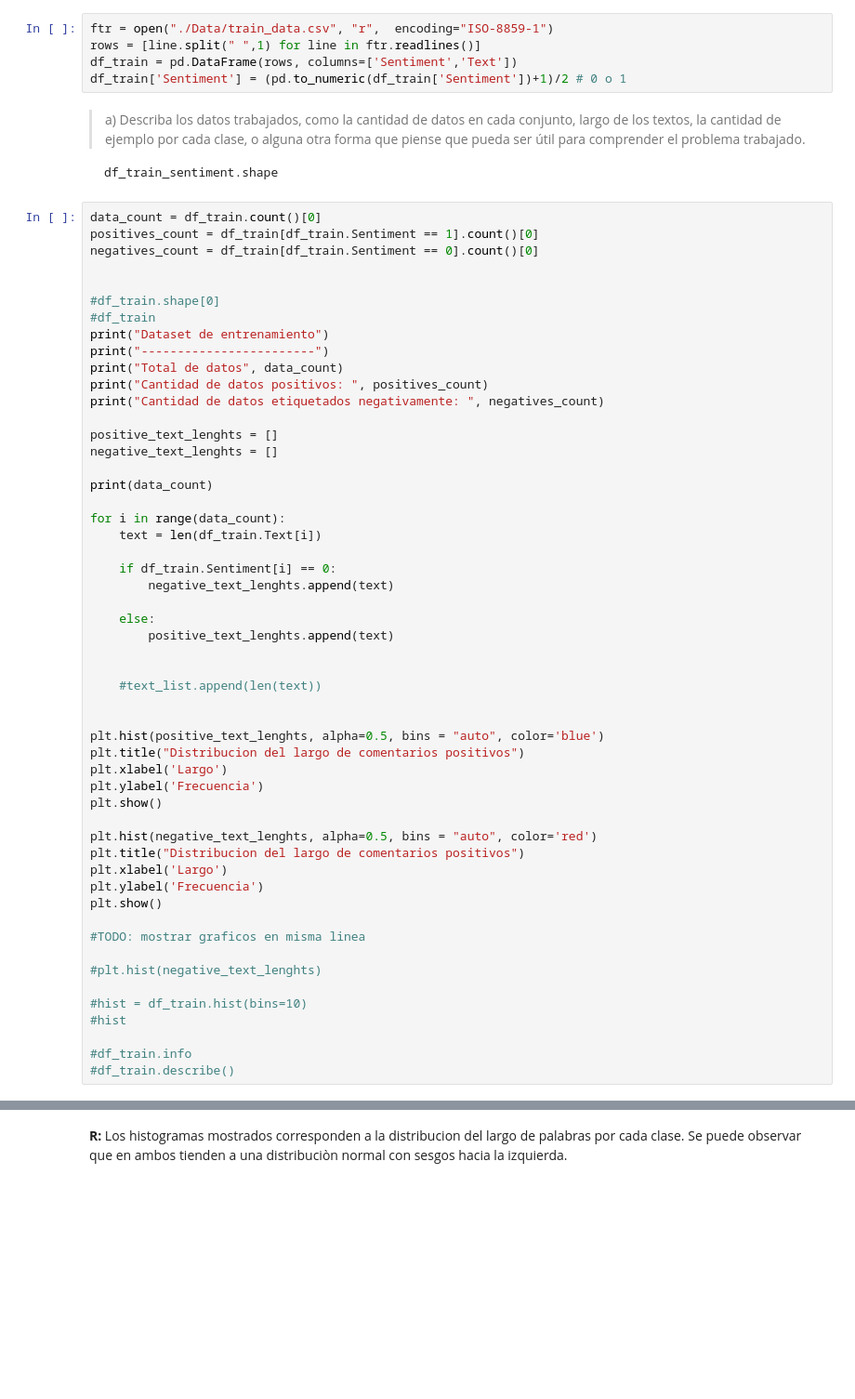
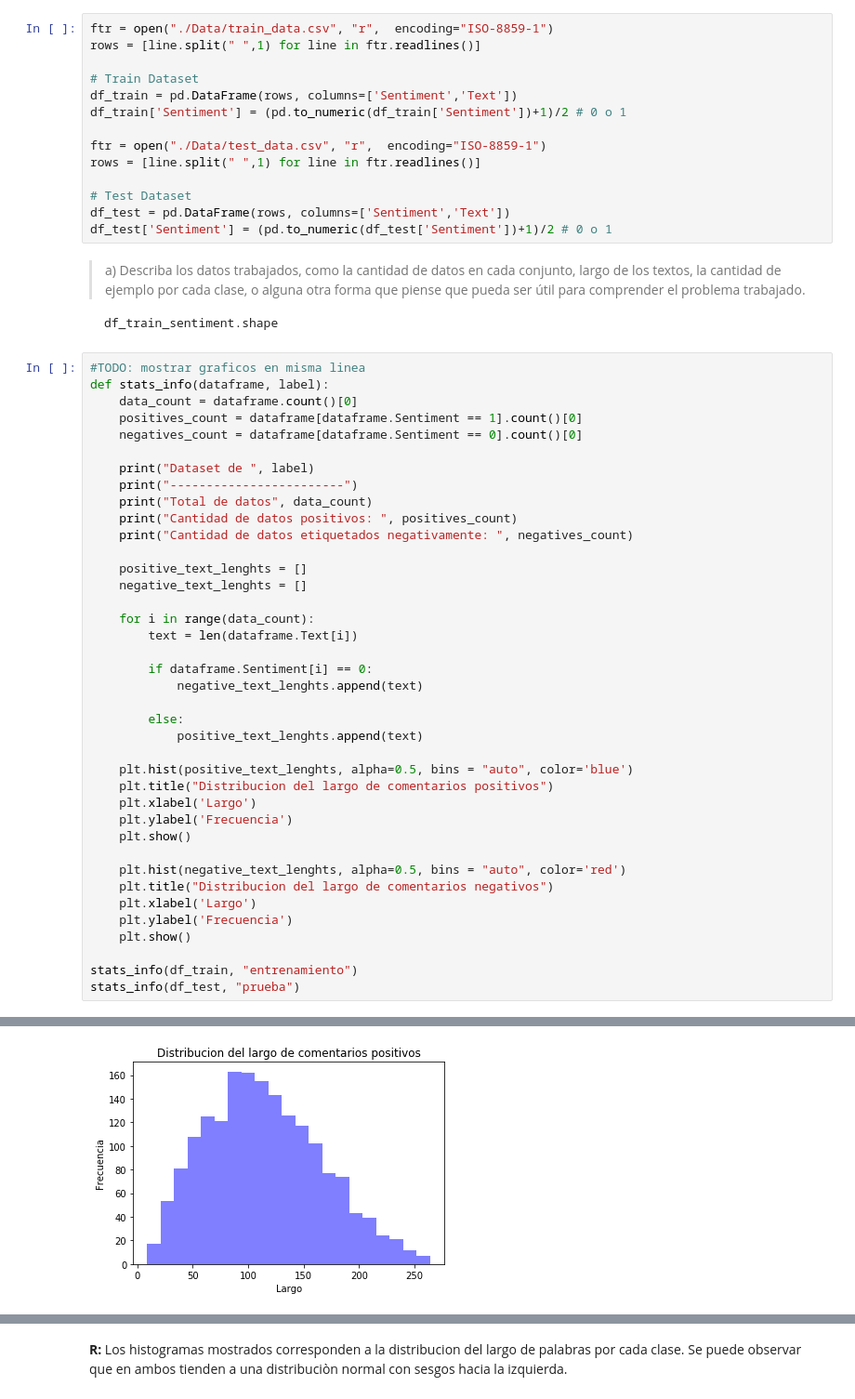
Before and after one commit to Sebaatd/MachineLearning-T2, a Jupyter notebook: Enunciado.ipynb, the cells around one changed output, grey strips where cells are left out. Shown at 93% size. Drawn from its saved outputs; the diff is of its cells as text; blank space fills up the shorter version.

````diff
--- a/Enunciado.ipynb
+++ b/Enunciado.ipynb
@@ -81,8 +81,17 @@ ImportError: cannot import name 'plot' from 'matplotlib' (C:\Users\sebaa\Anacond
 # %%
 ftr = open("./Data/train_data.csv", "r",  encoding="ISO-8859-1")
 rows = [line.split(" ",1) for line in ftr.readlines()]
+
+# Train Dataset
 df_train = pd.DataFrame(rows, columns=['Sentiment','Text'])
 df_train['Sentiment'] = (pd.to_numeric(df_train['Sentiment'])+1)/2 # 0 o 1
+
+ftr = open("./Data/test_data.csv", "r",  encoding="ISO-8859-1")
+rows = [line.split(" ",1) for line in ftr.readlines()]
+
+# Test Dataset
+df_test = pd.DataFrame(rows, columns=['Sentiment','Text'])
+df_test['Sentiment'] = (pd.to_numeric(df_test['Sentiment'])+1)/2 # 0 o 1
 # %% [markdown]
 
 > a) Describa los datos trabajados, como la cantidad de datos en cada conjunto, largo de los textos, la cantidad de ejemplo por cada clase, o alguna otra forma que piense que pueda ser útil para comprender el problema trabajado.
@@ -90,56 +99,42 @@ df_train['Sentiment'] = (pd.to_numeric(df_train['Sentiment'])+1)/2 # 0 o 1
 df_train_sentiment.shape
 ```
 # %%
-data_count = df_train.count()[0]
-positives_count = df_train[df_train.Sentiment == 1].count()[0]
-negatives_count = df_train[df_train.Sentiment == 0].count()[0]
+#TODO: mostrar graficos en misma linea
+def stats_info(dataframe, label):
+    data_count = dataframe.count()[0]
+    positives_count = dataframe[dataframe.Sentiment == 1].count()[0]
+    negatives_count = dataframe[dataframe.Sentiment == 0].count()[0]
 
+    print("Dataset de ", label)
+    print("------------------------")
+    print("Total de datos", data_count)
+    print("Cantidad de datos positivos: ", positives_count)
+    print("Cantidad de datos etiquetados negativamente: ", negatives_count)
 
-#df_train.shape[0]
-#df_train
-print("Dataset de entrenamiento")
-print("------------------------")
-print("Total de datos", data_count)
-print("Cantidad de datos positivos: ", positives_count)
-print("Cantidad de datos etiquetados negativamente: ", negatives_count)
+    positive_text_lenghts = []
+    negative_text_lenghts = []
 
-positive_text_lenghts = []
-negative_text_lenghts = []
+    for i in range(data_count):
+        text = len(dataframe.Text[i])
 
-print(data_count)
+        if dataframe.Sentiment[i] == 0:
+            negative_text_lenghts.append(text)
 
-for i in range(data_count):
-    text = len(df_train.Text[i])
+        else:
+            positive_text_lenghts.append(text)
 
-    if df_train.Sentiment[i] == 0:
-        negative_text_lenghts.append(text)
+    plt.hist(positive_text_lenghts, alpha=0.5, bins = "auto", color='blue')
+    plt.title("Distribucion del largo de comentarios positivos")
+    plt.xlabel('Largo')
+    plt.ylabel('Frecuencia')
+    plt.show()
 
-    else:
-        positive_text_lenghts.append(text)
+    plt.hist(negative_text_lenghts, alpha=0.5, bins = "auto", color='red')
+    plt.title("Distribucion del largo de comentarios negativos")
+    plt.xlabel('Largo')
+    plt.ylabel('Frecuencia')
+    plt.show()
 
-
-    #text_list.append(len(text))
-
-
-plt.hist(positive_text_lenghts, alpha=0.5, bins = "auto", color='blue')
-plt.title("Distribucion del largo de comentarios positivos")
-plt.xlabel('Largo')
-plt.ylabel('Frecuencia')
-plt.show()
-
-plt.hist(negative_text_lenghts, alpha=0.5, bins = "auto", color='red')
-plt.title("Distribucion del largo de comentarios positivos")
-plt.xlabel('Largo')
-plt.ylabel('Frecuencia')
-plt.show()
-
-#TODO: mostrar graficos en misma linea
-
-#plt.hist(negative_text_lenghts)
-
-#hist = df_train.hist(bins=10)
-#hist
-
-#df_train.info
-#df_train.describe()
+stats_info(df_train, "entrenamiento")
+stats_info(df_test, "prueba")
 # %% [output]
@@ -151,0 +146 @@ Cantidad de datos etiquetados negativamente:  1784
+[figure, added]
````
Also changed, not shown: parts of 5 cells of this notebook, 1 other file.
